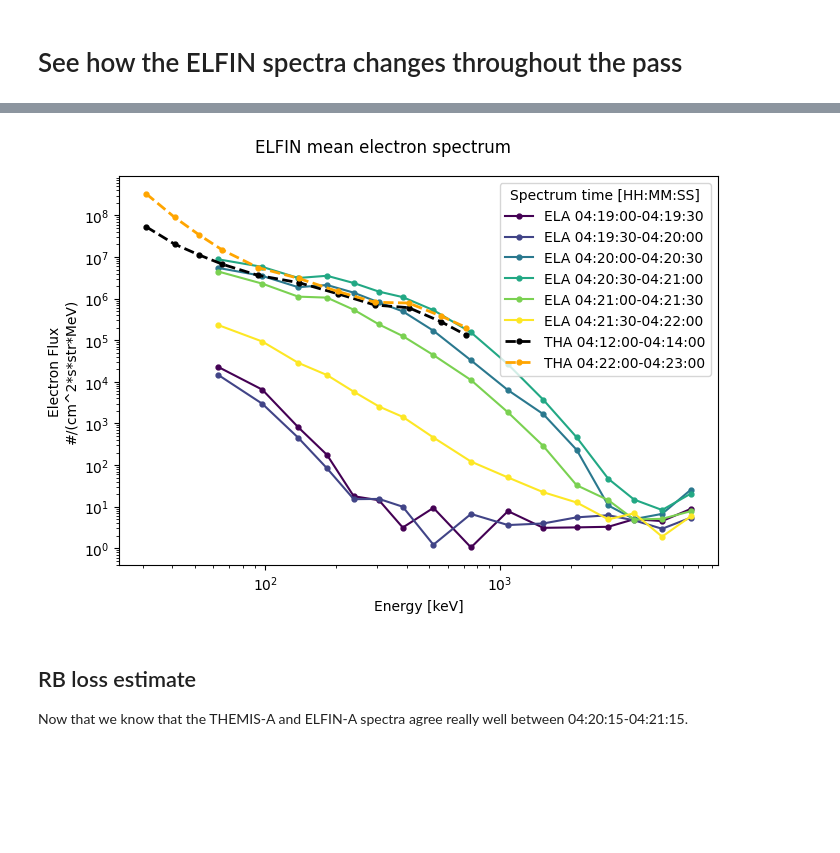
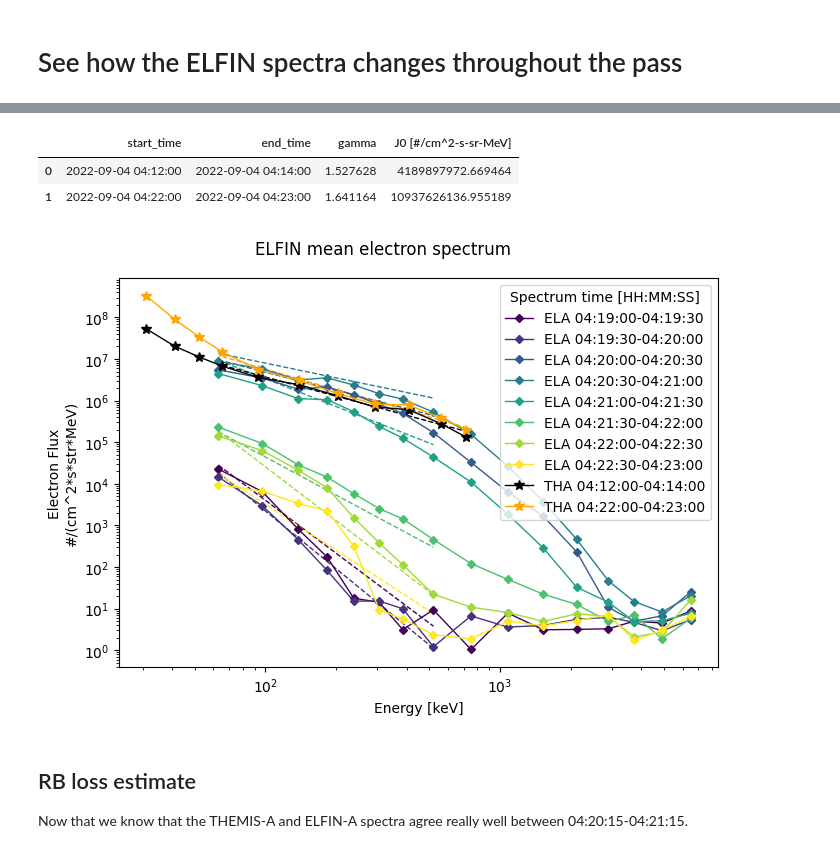
Before and after one commit to mshumko/elfinasi, a Jupyter notebook: src/20220904_substorm_study/misc/themis_elfin_spectra.ipynb, the cells around one changed output, grey strips where cells are left out. Drawn from its saved outputs; the diff is of its cells as text; code cells hidden in the pictures; blank space fills up the shorter version.

```diff
--- a/src/20220904_substorm_study/misc/themis_elfin_spectra.ipynb
+++ b/src/20220904_substorm_study/misc/themis_elfin_spectra.ipynb
@@ -309,3 +314,5 @@ This is to address the reviewer feedback.
 # %%
 elfin_spectra_time_range = (datetime(2022, 9, 4, 4, 19, 0), datetime(2022, 9, 4, 4, 23, 0))
 elfin_spectral_times = pd.date_range(*elfin_spectra_time_range, freq='30s')
+
+fit_energy_range = (63, 719.5)
@@ -311,0 +323,3 @@ elfin_spectral_times = pd.date_range(*elfin_spectra_time_range, freq='30s')
+# %%
+elfin_fit_idx = np.where((pad_obj.energy>=fit_energy_range[0]) & (pad_obj.energy<=fit_energy_range[1]))[0]
+themis_fit_idx = np.where((sst_xr.v[0, :]>=1e3*fit_energy_range[0]) & (sst_xr.v[0, :]<=1e3*fit_energy_range[1]) & (~np.isnan(sst_xr.v[0, :])))[0]
@@ -311,0 +408,15 @@ elfin_spectral_times = pd.date_range(*elfin_spectra_time_range, freq='30s')
+# %%
+elfin_fit_params = np.full((len(elfin_spectral_times)-1, 4), np.nan, dtype=object)
+for i, (start_time, end_time) in enumerate(zip(elfin_spectral_times[:-1], elfin_spectral_times[1:])):
+    elfin_fit_params[i, 0:2] = (start_time, end_time)
+    elfin_fit_params[i, 2:] = fit_elfin_spectrum(pad_obj, (start_time, end_time), energy_range=fit_energy_range, spectral_type='powerlaw')
+
+elfin_fit_params = pd.DataFrame(elfin_fit_params, columns=['start_time', 'end_time', 'gamma', 'J0 [#/cm^2-s-sr-MeV]'])
+
+themis_fit_params = np.full((len(themisa_spectra_time_ranges), 4), np.nan, dtype=object)
+for i, (start_time, end_time) in enumerate(themisa_spectra_time_ranges):
+    themis_fit_params[i, 0:2] = (start_time, end_time)
+    themis_fit_params[i, 2:] = fit_themis_spectrum(
+        sst_xr, (start_time, end_time), energy_range=fit_energy_range, spectral_type='powerlaw'
+        )
+themis_fit_params = pd.DataFrame(themis_fit_params, columns=['start_time', 'end_time', 'gamma', 'J0 [#/cm^2-s-sr-MeV]'])
@@ -312,32 +435,51 @@ elfin_spectral_times = pd.date_range(*elfin_spectra_time_range, freq='30s')
+# %%
+themis_fit_params
+# %% [output]
+|  | start_time | end_time | gamma | J0 [#/cm^2-s-sr-MeV] |
+| 0 | 2022-09-04 04:12:00 | 2022-09-04 04:14:00 | 1.527628 | 4189897972.669464 |
+| 1 | 2022-09-04 04:22:00 | 2022-09-04 04:23:00 | 1.641164 | 10937626136.955189 |
 # %%
 fig, fx = plt.subplots(1, 1, figsize=(7, 5))
 
 cmap = plt.get_cmap('viridis')
 colors = cmap(np.linspace(0, 1, len(elfin_spectral_times)-1))
 themis_colors = ['k', 'orange']
 elfin_spectra_mean = np.nan*np.zeros((len(elfin_spectral_times)-1, pad_obj.energy.shape[0]))
 elfin_spectra_iqr = np.nan*np.zeros((len(elfin_spectral_times)-1, 2, pad_obj.energy.shape[0]))
 
 for i, (start_time, end_time, color) in enumerate(zip(elfin_spectral_times[:-1], elfin_spectral_times[1:], colors)):
     pad_flt = pad_obj.pad.sel(time=slice(start_time, end_time))
     elfin_spectra_mean[i, :] = pad_flt.mean(dim=('time', 'pa'), skipna=True).sel(energy=pad_obj._flux_keys)
     yerr = np.abs(elfin_spectra_mean[i, :]-elfin_spectra_iqr[i, :]),
     elfin_spectra_iqr[i, ...] = pad_flt.quantile((0.25, 0.75), dim=('time', 'pa'), skipna=True).sel(energy=pad_obj._flux_keys)
     fx.errorbar(pad_obj.energy, elfin_spectra_mean[i, :], color=color, yerr=None, capsize=2,
-            markersize=7, elinewidth=1, marker='.', label=f'ELA {start_time:%H:%M:%S}-{end_time:%H:%M:%S}')
+            markersize=4, elinewidth=1, marker='D', lw=1,
+            label=f'ELA {start_time:%H:%M:%S}-{end_time:%H:%M:%S}')
+
+    gamma, j0 = elfin_fit_params.loc[i, ['gamma', 'J0 [#/cm^2-s-sr-MeV]']]
+    fx.plot(pad_obj.energy[elfin_fit_idx], j0*pad_obj.energy[elfin_fit_idx]**(-gamma), color=color, ls='--', lw=1)
+
+    # e0, j0 = fit_elfin_spectrum(pad_obj, (start_time, end_time), energy_range=fit_energy_range, spectral_type='exp')
+    # fx.plot(pad_obj.energy[elfin_fit_idx], j0*np.exp(-pad_obj.energy[elfin_fit_idx]/e0), color=color, ls='--', lw=1)
 
 for i, (themis_time_range, color) in enumerate(zip(themisa_spectra_time_ranges, themis_colors)):
     fx.errorbar(sst_xr.v[0, valid_sst_channels]/1E3,  themis_spectra_mean[i, :], color=color, yerr=None, capsize=2,
-            markersize=7, elinewidth=1, marker='.', ls='--', lw=2,
+            markersize=7, elinewidth=1, marker='*', lw=1,
             label=f'THA {themis_time_range[0]:%H:%M:%S}-{themis_time_range[1]:%H:%M:%S}')
+    # gamma, j0 = fit_themis_spectrum(sst_xr, themis_time_range, energy_range=fit_energy_range, spectral_type='powerlaw')
+    gamma, j0 = themis_fit_params.loc[i, ['gamma', 'J0 [#/cm^2-s-sr-MeV]']]
+    fx.plot(sst_xr.v[0, valid_sst_channels][themis_fit_idx]/1E3, j0*(sst_xr.v[0, valid_sst_channels][themis_fit_idx]/1e3)**(-gamma), color=color, ls='--', lw=1)
+
+    # e0, j0 = fit_themis_spectrum(sst_xr, themis_time_range, energy_range=fit_energy_range, spectral_type='exp')
+    # fx.plot(sst_xr.v[0, valid_sst_channels][themis_fit_idx]/1E3, j0*np.exp(-sst_xr.v[0, valid_sst_channels][themis_fit_idx]/e0), color=color, ls='--', lw=1)
 
 fx.set(xlabel='Energy [keV]', yscale='log', xscale='log')
 fx.legend(loc='upper right', title='Spectrum time [HH:MM:SS]', fontsize=10, title_fontsize=10)
 fx.set_ylabel(f'Electron Flux\n{pad_obj._flux_units}')
 plt.suptitle(f'ELFIN mean electron spectrum');
 plt.tight_layout()
 # %% [output]
-[figure, old version]
+[figure, new version]
 # %% [markdown]
 ## RB loss estimate
 
```
Also changed, not shown: parts of 6 cells of this notebook.
